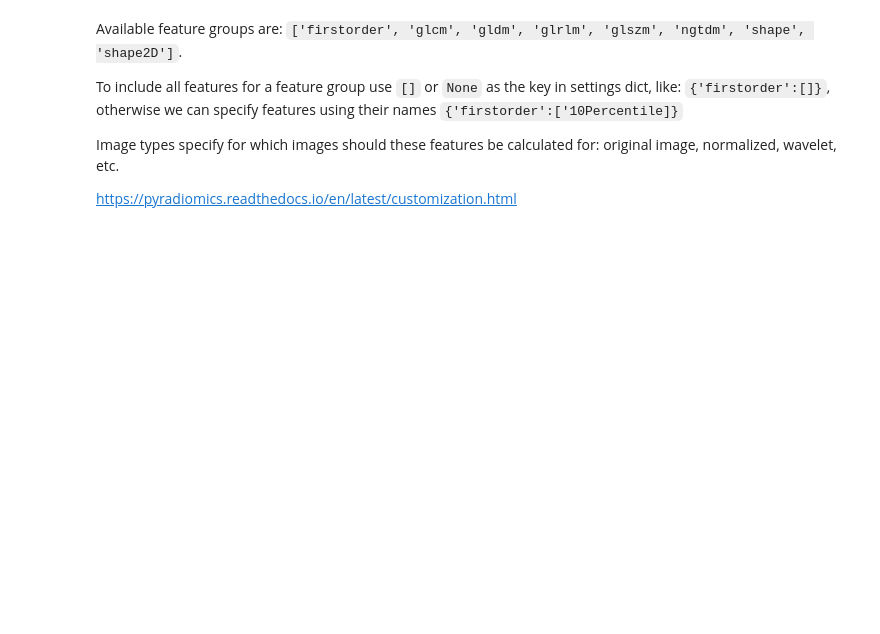
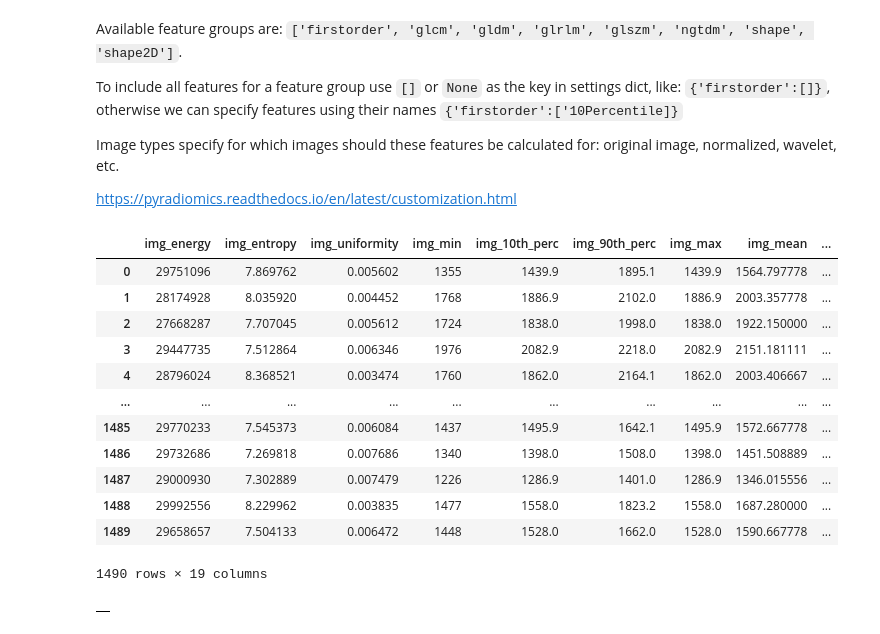
Before and after one commit to joaco18/calc-det, a Jupyter notebook: notebooks/[TEST]Feature_Extraction.ipynb, the cells around one changed output. Saved outputs shown, nothing was run; the diff lists cells and outputs as text; code cells hidden in the pictures; blank space fills up the shorter version.

```diff
--- a/notebooks/[TEST]Feature_Extraction.ipynb
+++ b/notebooks/[TEST]Feature_Extraction.ipynb
@@ -6,3 +13,23 @@ from feature_extraction import CandidatesFeatureExtraction, CandidatesFeatureExt
+# %%
+dehazing_params = {'omega': 0.9, 'window_size': 11, 'radius': 40, 'eps': 1e-5}
+
+hough1_params = {'method': cv2.HOUGH_GRADIENT, 'dp': 1, 'minDist': 20,
+                 'param1': 300, 'param2': 8,  'minRadius': 2, 'maxRadius': 20}
+
+hough2_params = {'method': cv2.HOUGH_GRADIENT, 'dp': 1, 'minDist': 20,
+                 'param1': 300, 'param2': 10,  'minRadius': 2, 'maxRadius': 20}
+
+back_ext_radius = 50
+
+erosion_iter = 20
+erosion_size = 5
+
+
+hd = HoughCalcificationDetection(dehazing_params, back_ext_radius,
+                                 Path.cwd().parent / 'data/hough_img',    # "/media/vzalevskyi/DATA/ProjectsData/calc-det/no_dehaizing",
+                                 hough1_params, hough2_params,
+                                 erosion_iter=erosion_iter,
+                                 erosion_size=erosion_size)
 # %%
 db = INBreast_Dataset(
         return_lesions_mask=True,
@@ -31,11 +58,9 @@ Image types specify for which images should these features be calculated for: or
 
 https://pyradiomics.readthedocs.io/en/latest/customization.html
 # %%
-feature_types = {'firstorder':[], 'shape2D':[]}
+feature_types = {'firstorder':[], 'shape2D':[], 'glcm':[]}
 image_types = {'Original':{}}
-candidates = np.array([[300, 300, 10]]*1000)
-
 
 # FE class initialization
 cfe  = CandidatesFeatureExtraction(feature_types, image_types, patch_size=30)
-cfe_mp  = CandidatesFeatureExtractionMP(feature_types, image_types, patch_size=30, n_jobs=6)
+# cfe_mp  = CandidatesFeatureExtractionMP(feature_types, image_types, patch_size=30, n_jobs=6)
@@ -43,0 +122,25 @@ candidates = np.array([[300, 300, 10]]*1000)
+# %%
+h1_circles = hd.detect(
+    image, image_id, load_processed_images=True, hough2=False)[0]
+# %%
+old_res = cfe.extract_features(h1_circles, image, image_mask, sample=None)
+old_res = pd.DataFrame(old_res)
+old_res
+# %% [output]
+|  | img_energy | img_entropy | img_uniformity | img_min | img_10th_perc | img_90th_perc | img_max | img_mean | ... |
+| 0 | 29751096 | 7.869762 | 0.005602 | 1355 | 1439.9 | 1895.1 | 1439.9 | 1564.797778 | ... |
+| 1 | 28174928 | 8.035920 | 0.004452 | 1768 | 1886.9 | 2102.0 | 1886.9 | 2003.357778 | ... |
+| 2 | 27668287 | 7.707045 | 0.005612 | 1724 | 1838.0 | 1998.0 | 1838.0 | 1922.150000 | ... |
+| 3 | 29447735 | 7.512864 | 0.006346 | 1976 | 2082.9 | 2218.0 | 2082.9 | 2151.181111 | ... |
+| 4 | 28796024 | 8.368521 | 0.003474 | 1760 | 1862.0 | 2164.1 | 1862.0 | 2003.406667 | ... |
+| ... | ... | ... | ... | ... | ... | ... | ... | ... | ... |
+| 1485 | 29770233 | 7.545373 | 0.006084 | 1437 | 1495.9 | 1642.1 | 1495.9 | 1572.667778 | ... |
+| 1486 | 29732686 | 7.269818 | 0.007686 | 1340 | 1398.0 | 1508.0 | 1398.0 | 1451.508889 | ... |
+| 1487 | 29000930 | 7.302889 | 0.007479 | 1226 | 1286.9 | 1401.0 | 1286.9 | 1346.015556 | ... |
+| 1488 | 29992556 | 8.229962 | 0.003835 | 1477 | 1558.0 | 1823.2 | 1558.0 | 1687.280000 | ... |
+| 1489 | 29658657 | 7.504133 | 0.006472 | 1448 | 1528.0 | 1662.0 | 1528.0 | 1590.667778 | ... |
+1490 rows × 19 columns
+# %%
+old_res
+# %% [output]
+|  |
```
Also changed, not shown: parts of 8 cells of this notebook, 4 other files.
